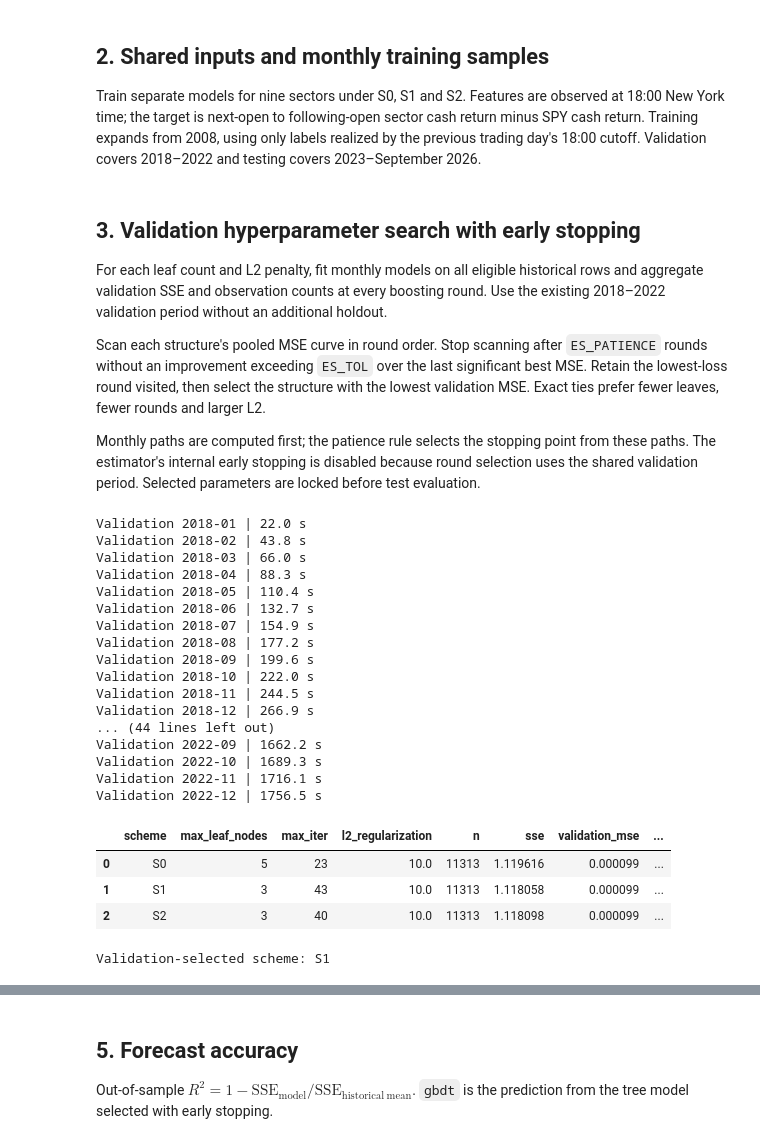
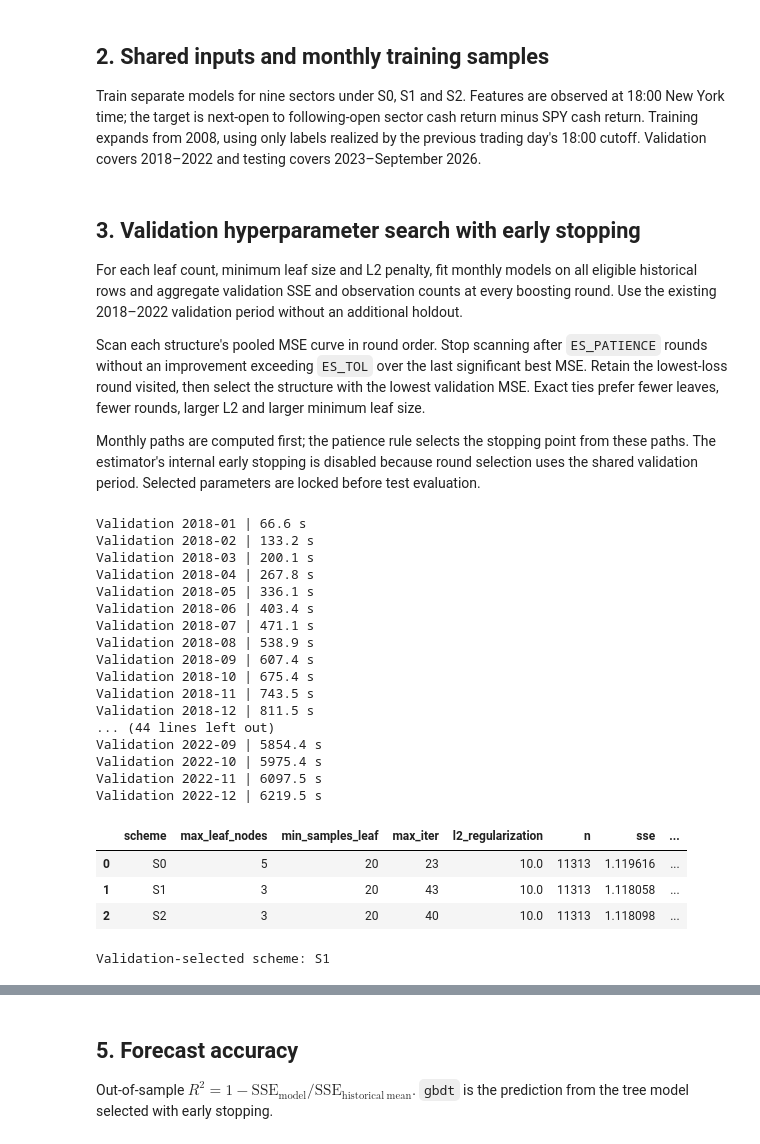
Before and after one commit to rosesnack/DSA5205_Project2, a Jupyter notebook: notebooks/04_gbdt.ipynb, the cells around one changed output, grey strips where cells are left out. Drawn from its saved outputs; the diff is of its cells as text; code cells hidden in the pictures.

```diff
--- a/notebooks/04_gbdt.ipynb
+++ b/notebooks/04_gbdt.ipynb
@@ -53,15 +53,16 @@ OUT.mkdir(parents=True, exist_ok=True)
 SCHEMES = ['S0', 'S1', 'S2']
 SEED = 5205
 LEAVES = [3, 5, 7]
+MIN_SAMPLES_LEAF = [10, 20, 50]
 L2 = [0.0, 1.0, 10.0]
 ES_MAX_ROUNDS = 100
 ES_PATIENCE = 10
 ES_TOL = 1e-8
 FIXED = dict(loss='squared_error', learning_rate=0.03, max_depth=4,
-            min_samples_leaf=20, max_bins=127, early_stopping=False,
+            max_bins=127, early_stopping=False,
             max_features=1.0, categorical_features=None, random_state=SEED)
-GRID = pd.DataFrame(product(LEAVES, L2), columns=[
-    'max_leaf_nodes', 'l2_regularization'])
+GRID = pd.DataFrame(product(LEAVES, MIN_SAMPLES_LEAF, L2), columns=[
+    'max_leaf_nodes', 'min_samples_leaf', 'l2_regularization'])
 config = dict(model='HistGradientBoostingRegressor', fixed=FIXED,
             early_stopping=dict(max_rounds=ES_MAX_ROUNDS, patience=ES_PATIENCE,
                                         tolerance=ES_TOL, validation='pooled monthly 2018-2022 MSE',
@@ -69,7 +70,7 @@ config = dict(model='HistGradientBoostingRegressor', fixed=FIXED,
             grid=GRID.to_dict('records'), candidates_per_scheme=len(GRID),
             training='monthly expanding from 2008; mature labels only',
             validation='2018-2022', test='2023-2026-09',
-            selection='pooled validation MSE per scheme; ties: fewer leaves, fewer rounds, larger L2',
+            selection='pooled validation MSE per scheme; ties: fewer leaves, fewer rounds, larger L2, larger minimum leaf size',
             provenance='Exploratory grid; previous project test results already known')
 (OUT/'model_config.json').write_text(json.dumps(config, indent=2)+'\n', encoding='utf-8')
 display(GRID)
@@ -136,15 +144,16 @@ def month_data(month, ticker, scheme):
 # %% [markdown]
 ## 3. Validation hyperparameter search with early stopping
 
-For each leaf count and L2 penalty, fit monthly models on all eligible historical
-rows and aggregate validation SSE and observation counts at every boosting round.
+For each leaf count, minimum leaf size and L2 penalty, fit monthly models on all
+eligible historical rows and aggregate validation SSE and observation counts at
+every boosting round.
 Use the existing 2018–2022 validation period without an additional holdout.
 
 Scan each structure's pooled MSE curve in round order. Stop scanning after
 `ES_PATIENCE` rounds without an improvement exceeding `ES_TOL` over the last
 significant best MSE. Retain the lowest-loss round visited, then select the
 structure with the lowest validation MSE. Exact ties prefer fewer leaves,
-fewer rounds and larger L2.
+fewer rounds, larger L2 and larger minimum leaf size.
 
 Monthly paths are computed first; the patience rule selects the stopping point
 from these paths. The estimator's internal early stopping is disabled because
@@ -152,28 +161,29 @@ round selection uses the shared validation period. Selected parameters are
 locked before test evaluation.
 # %%
 def validation_job(task):
-    month, ticker, scheme, leaves, l2 = task
+    month, ticker, scheme, leaves, min_leaf, l2 = task
     x_train, y_train, x_pred, frame, _ = month_data(month, ticker, scheme)
     score = frame.common_scoreable.to_numpy()
     y = frame.loc[score, 'target_relative_return'].to_numpy()
     model = HistGradientBoostingRegressor(**FIXED, max_leaf_nodes=leaves,
-                                        max_iter=ES_MAX_ROUNDS,
+                                        max_iter=ES_MAX_ROUNDS, min_samples_leaf=min_leaf,
                                         l2_regularization=l2)
     model.fit(x_train, y_train)
     rows = []
     for rounds, prediction in enumerate(model.staged_predict(x_pred[score]), 1):
         rows.append(dict(month=month, scheme=scheme, max_leaf_nodes=leaves,
-                        max_iter=rounds, l2_regularization=l2,
+                        max_iter=rounds, min_samples_leaf=min_leaf, l2_regularization=l2,
                         n=len(y), sse=np.square(y-prediction).sum()))
     return rows
 
 monthly_losses = []
-parameter_columns = ['max_leaf_nodes', 'max_iter', 'l2_regularization']
+parameter_columns = ['max_leaf_nodes', 'min_samples_leaf', 'max_iter', 'l2_regularization']
 started = time.perf_counter()
 with threadpool_limits(limits=1), ThreadPoolExecutor(max_workers=4) as pool:
     for month in [m for m in schedule if m < '2023-01']:
-        tasks = [(month, ticker, scheme, leaves, l2)
-                for ticker in sorted(data) for scheme in SCHEMES for leaves in LEAVES for l2 in L2]
+        tasks = [(month, ticker, scheme, leaves, min_leaf, l2)
+                 for ticker in sorted(data) for scheme in SCHEMES
+                 for leaves, min_leaf, l2 in GRID.itertuples(index=False, name=None)]
         month_rows = [row for rows in pool.map(validation_job, tasks) for row in rows]
         monthly_losses.append(pd.DataFrame(month_rows).groupby(
             ['month', 'scheme']+parameter_columns, as_index=False)[['n', 'sse']].sum())
@@ -184,60 +194,62 @@ validation_losses.to_csv(OUT/'validation_monthly_losses.csv', index=False)
 round_curve = validation_losses.groupby(['scheme']+parameter_columns, as_index=False)[['n', 'sse']].sum()
 round_curve['validation_mse'] = round_curve.sse/round_curve.n
 round_curve.to_csv(OUT/'validation_round_curve.csv', index=False)
-ranking = ['scheme', 'validation_mse', 'max_leaf_nodes', 'max_iter', 'l2_regularization']
-order = [True, True, True, True, False]
+ranking = ['scheme', 'validation_mse', 'max_leaf_nodes', 'max_iter',
+           'l2_regularization', 'min_samples_leaf']
+order = [True, True, True, True, False, False]
 choices = []
 for _, curve in round_curve.groupby(
-        ['scheme', 'max_leaf_nodes', 'l2_regularization']):
+        ['scheme', 'max_leaf_nodes', 'min_samples_leaf', 'l2_regularization']):
     curve = curve.sort_values('max_iter')
     reference_loss, stale_rounds = np.inf, 0
     for row in curve.itertuples():
         if row.validation_mse < reference_loss-ES_TOL:
             reference_loss, stale_rounds = row.validation_mse, 0
         else:
             stale_rounds += 1
         stop_round = row.max_iter
         if stale_rounds >= ES_PATIENCE:
             break
     best = curve.loc[curve.max_iter.le(stop_round)].sort_values(
         ['validation_mse', 'max_iter']).iloc[0].to_dict()
     best['stopping_round'] = stop_round
     choices.append(best)
 
 search = pd.DataFrame(choices).sort_values(ranking, ascending=order)
 search.to_csv(OUT/'validation_grid.csv', index=False)
 selected = search.groupby('scheme', sort=False).head(1).reset_index(drop=True)
 selected.to_csv(OUT/'selected_hyperparameters.csv', index=False)
 primary_scheme = selected.sort_values(['validation_mse', 'scheme']).iloc[0].scheme
 PARAMS = {row.scheme: dict(max_leaf_nodes=int(row.max_leaf_nodes), max_iter=int(row.max_iter),
-                        l2_regularization=float(row.l2_regularization))
+                        l2_regularization=float(row.l2_regularization),
+                        min_samples_leaf=int(row.min_samples_leaf))
         for row in selected.itertuples()}
 config.update(primary_scheme=primary_scheme, selected=selected.to_dict('records'))
 (OUT/'model_config.json').write_text(json.dumps(config, indent=2)+'\n', encoding='utf-8')
 display(selected)
 print('Validation-selected scheme:', primary_scheme)
 # %% [output]
-Validation 2018-01 | 22.0 s
-Validation 2018-02 | 43.8 s
-Validation 2018-03 | 66.0 s
-Validation 2018-04 | 88.3 s
-Validation 2018-05 | 110.4 s
-Validation 2018-06 | 132.7 s
-Validation 2018-07 | 154.9 s
-Validation 2018-08 | 177.2 s
-Validation 2018-09 | 199.6 s
-Validation 2018-10 | 222.0 s
-Validation 2018-11 | 244.5 s
-Validation 2018-12 | 266.9 s
+Validation 2018-01 | 66.6 s
+Validation 2018-02 | 133.2 s
+Validation 2018-03 | 200.1 s
+Validation 2018-04 | 267.8 s
+Validation 2018-05 | 336.1 s
+Validation 2018-06 | 403.4 s
+Validation 2018-07 | 471.1 s
+Validation 2018-08 | 538.9 s
+Validation 2018-09 | 607.4 s
+Validation 2018-10 | 675.4 s
+Validation 2018-11 | 743.5 s
+Validation 2018-12 | 811.5 s
 ... (44 lines left out)
-Validation 2022-09 | 1662.2 s
-Validation 2022-10 | 1689.3 s
-Validation 2022-11 | 1716.1 s
-Validation 2022-12 | 1756.5 s
+Validation 2022-09 | 5854.4 s
+Validation 2022-10 | 5975.4 s
+Validation 2022-11 | 6097.5 s
+Validation 2022-12 | 6219.5 s
-|  | scheme | max_leaf_nodes | max_iter | l2_regularization | n | sse | validation_mse | ... |
-| 0 | S0 | 5 | 23 | 10.0 | 11313 | 1.119616 | 0.000099 | ... |
-| 1 | S1 | 3 | 43 | 10.0 | 11313 | 1.118058 | 0.000099 | ... |
-| 2 | S2 | 3 | 40 | 10.0 | 11313 | 1.118098 | 0.000099 | ... |
+|  | scheme | max_leaf_nodes | min_samples_leaf | max_iter | l2_regularization | n | sse | ... |
+| 0 | S0 | 5 | 20 | 23 | 10.0 | 11313 | 1.119616 | ... |
+| 1 | S1 | 3 | 20 | 43 | 10.0 | 11313 | 1.118058 | ... |
+| 2 | S2 | 3 | 20 | 40 | 10.0 | 11313 | 1.118098 | ... |
 Validation-selected scheme: S1
 # %% [markdown]
 ## 4. Selected-model forecasts and test evaluation
```
Also changed, not shown: parts of 5 cells of this notebook, 9 other files.
